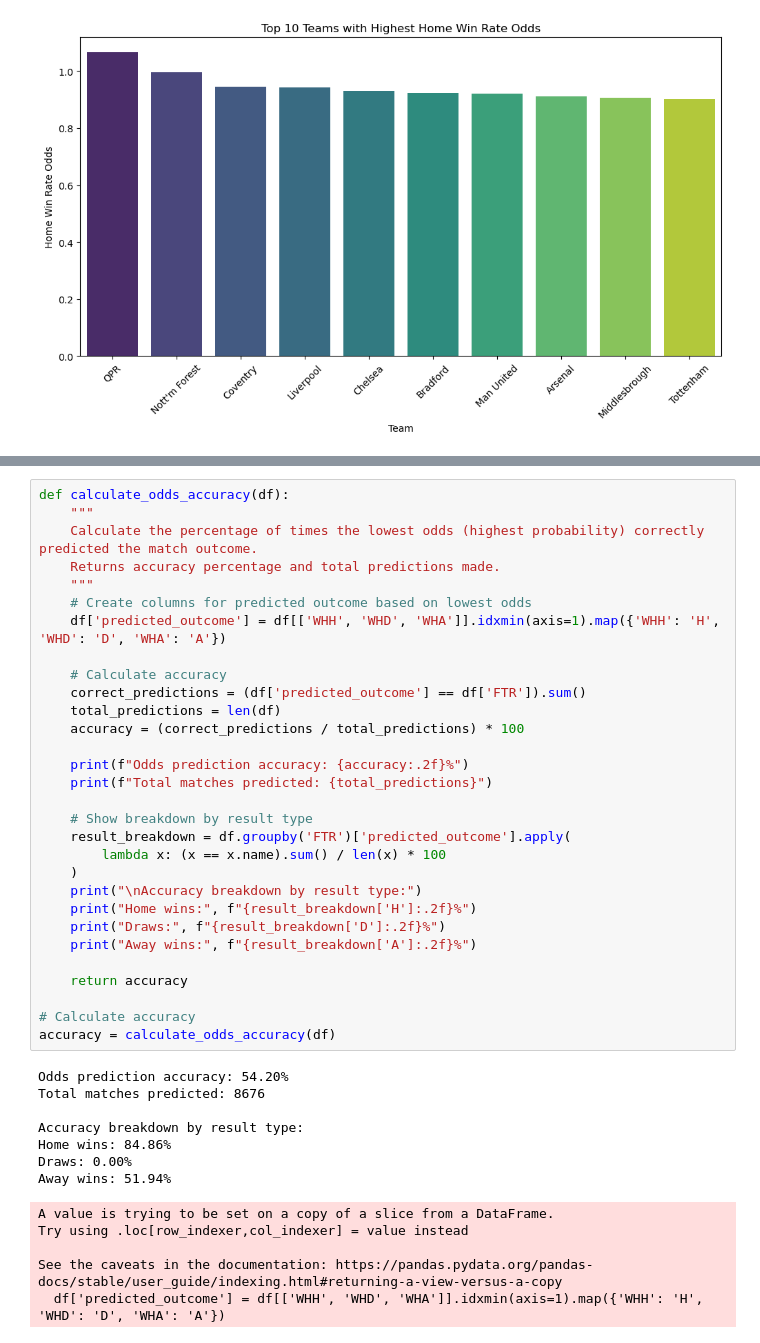
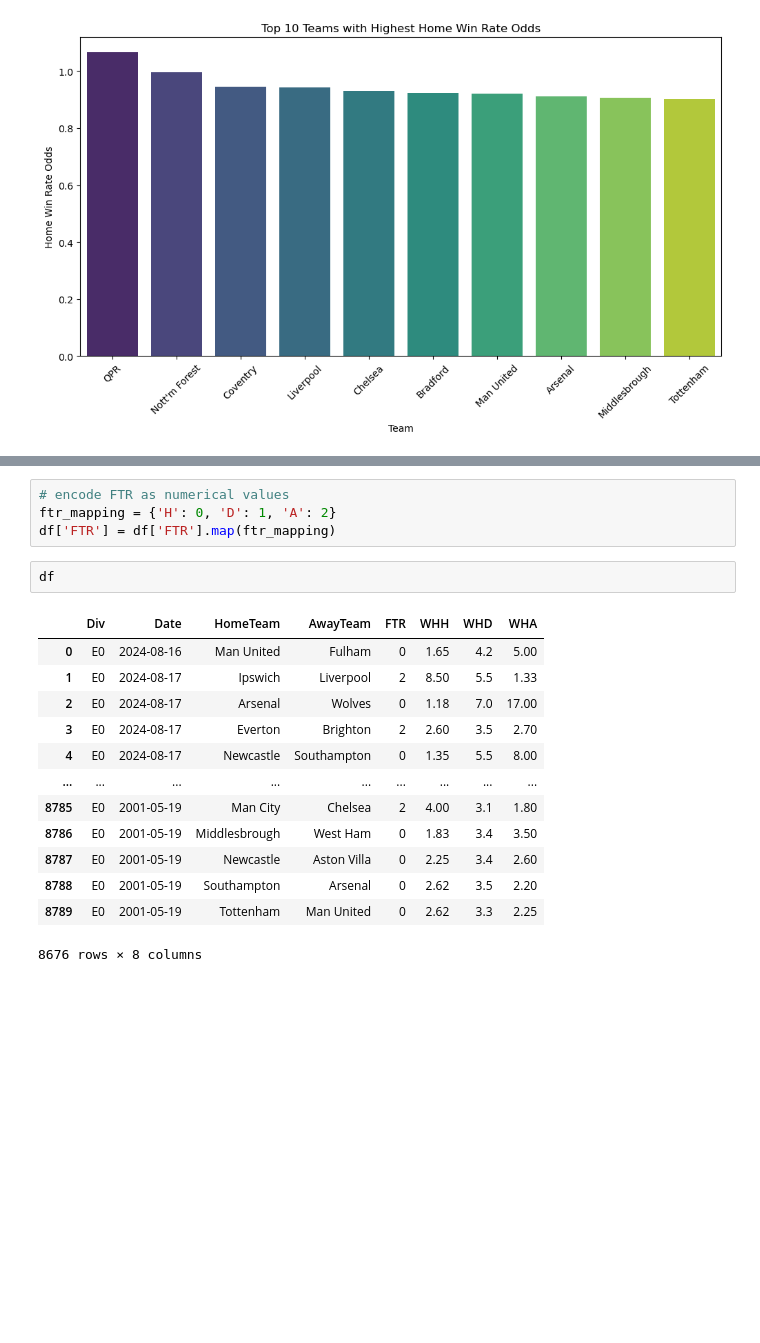
Before and after one commit to SirIan71/SIRIAN, a Jupyter notebook: odds_base_model.ipynb, the cells around one changed output, grey strips where cells are left out. Saved outputs shown, nothing was run; the diff lists cells and outputs as text; blank space fills up the shorter version.

Commit message:
prepared the data for modelling

```diff
--- a/odds_base_model.ipynb
+++ b/odds_base_model.ipynb
@@ -294,43 +294,20 @@ Passing `palette` without assigning `hue` is deprecated and will be removed in v
-# %%
-def calculate_odds_accuracy(df):
-    """
-    Calculate the percentage of times the lowest odds (highest probability) correctly predicted the match outcome.
-    Returns accuracy percentage and total predictions made.
-    """
-    # Create columns for predicted outcome based on lowest odds
-    df['predicted_outcome'] = df[['WHH', 'WHD', 'WHA']].idxmin(axis=1).map({'WHH': 'H', 'WHD': 'D', 'WHA': 'A'})
-
-    # Calculate accuracy
-    correct_predictions = (df['predicted_outcome'] == df['FTR']).sum()
-    total_predictions = len(df)
-    accuracy = (correct_predictions / total_predictions) * 100
-
-    print(f"Odds prediction accuracy: {accuracy:.2f}%")
-    print(f"Total matches predicted: {total_predictions}")
-
-    # Show breakdown by result type
-    result_breakdown = df.groupby('FTR')['predicted_outcome'].apply(
-        lambda x: (x == x.name).sum() / len(x) * 100
-    )
-    print("\nAccuracy breakdown by result type:")
-    print("Home wins:", f"{result_breakdown['H']:.2f}%")
-    print("Draws:", f"{result_breakdown['D']:.2f}%")
-    print("Away wins:", f"{result_breakdown['A']:.2f}%")
-
-    return accuracy
-
-# Calculate accuracy
-accuracy = calculate_odds_accuracy(df)
-# %% [output]
-Odds prediction accuracy: 54.20%
-Total matches predicted: 8676
-
-Accuracy breakdown by result type:
-Home wins: 84.86%
-Draws: 0.00%
-Away wins: 51.94%
-A value is trying to be set on a copy of a slice from a DataFrame.
-Try using .loc[row_indexer,col_indexer] = value instead
-
-See the caveats in the documentation: https://pandas.pydata.org/pandas-docs/stable/user_guide/indexing.html#returning-a-view-versus-a-copy
-  df['predicted_outcome'] = df[['WHH', 'WHD', 'WHA']].idxmin(axis=1).map({'WHH': 'H', 'WHD': 'D', 'WHA': 'A'})
+# %%
+# encode FTR as numerical values
+ftr_mapping = {'H': 0, 'D': 1, 'A': 2}
+df['FTR'] = df['FTR'].map(ftr_mapping)
+# %%
+df
+# %% [output]
+|  | Div | Date | HomeTeam | AwayTeam | FTR | WHH | WHD | WHA |
+| 0 | E0 | 2024-08-16 | Man United | Fulham | 0 | 1.65 | 4.2 | 5.00 |
+| 1 | E0 | 2024-08-17 | Ipswich | Liverpool | 2 | 8.50 | 5.5 | 1.33 |
+| 2 | E0 | 2024-08-17 | Arsenal | Wolves | 0 | 1.18 | 7.0 | 17.00 |
+| 3 | E0 | 2024-08-17 | Everton | Brighton | 2 | 2.60 | 3.5 | 2.70 |
+| 4 | E0 | 2024-08-17 | Newcastle | Southampton | 0 | 1.35 | 5.5 | 8.00 |
+| ... | ... | ... | ... | ... | ... | ... | ... | ... |
+| 8785 | E0 | 2001-05-19 | Man City | Chelsea | 2 | 4.00 | 3.1 | 1.80 |
+| 8786 | E0 | 2001-05-19 | Middlesbrough | West Ham | 0 | 1.83 | 3.4 | 3.50 |
+| 8787 | E0 | 2001-05-19 | Newcastle | Aston Villa | 0 | 2.25 | 3.4 | 2.60 |
+| 8788 | E0 | 2001-05-19 | Southampton | Arsenal | 0 | 2.62 | 3.5 | 2.20 |
+| 8789 | E0 | 2001-05-19 | Tottenham | Man United | 0 | 2.62 | 3.3 | 2.25 |
+8676 rows × 8 columns
```
Also changed, not shown: parts of 7 cells of this notebook.
